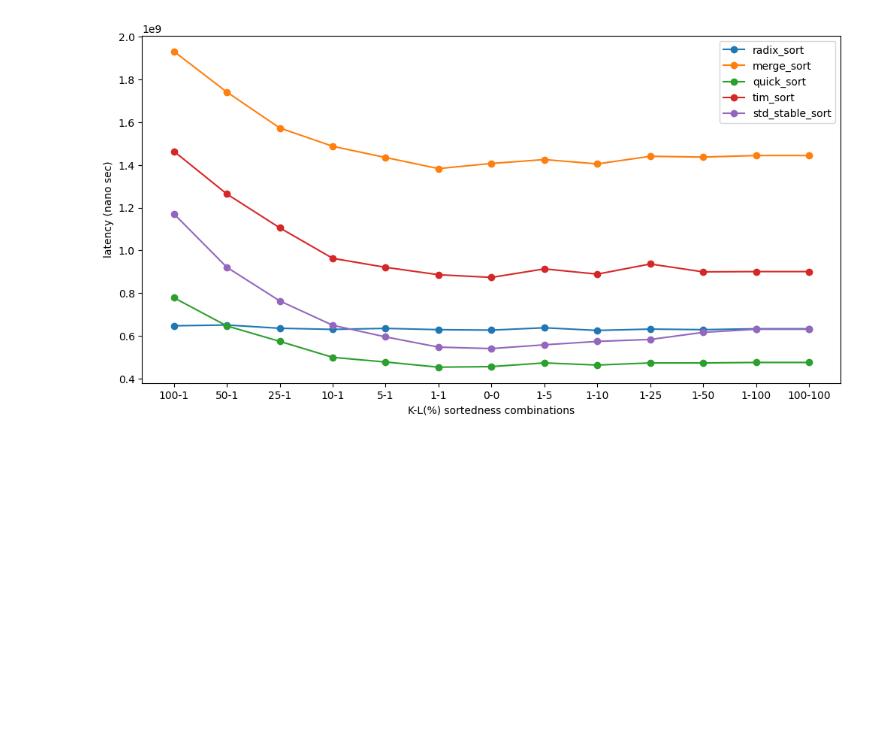
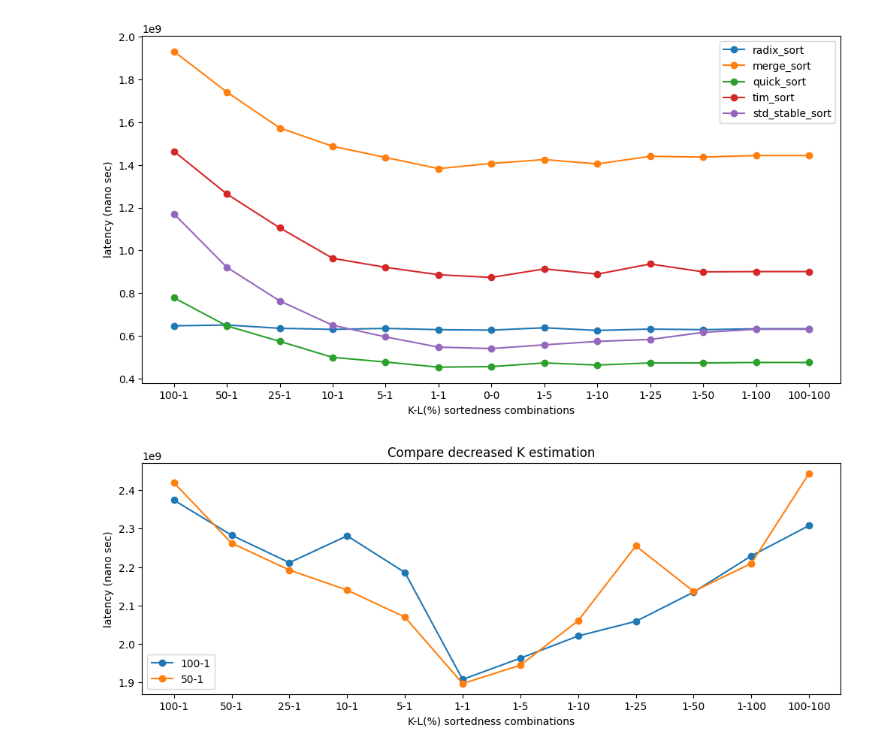
Before and after one commit to lin826/Eval-Sort, a Jupyter notebook: plot.ipynb, the cells around one changed output. Saved outputs shown, nothing was run; the diff lists cells and outputs as text; code cells hidden in the pictures; blank space fills up the shorter version.

```diff
--- a/plot.ipynb
+++ b/plot.ipynb
@@ -102,3 +103,24 @@ plt.savefig("result_nokl.png")
 plt.show()
 # %% [output]
 [figure]
+# %%
+df = pd.read_csv("./output/result_april26.csv", header=None)
+df = df.drop(columns=[4]) # Drop ALGO column
+# Combine k-l
+df['x'] = df[0].astype(str) + '-' + df[2].astype(str)
+# Combine kdiv-ldiv
+df['div'] = df[1].astype(str) + '-' + df[3].astype(str)
+# %%
+df_k = df[df[3] == 1] # Ensure only edit on k
+x=["100-1", "50-1", "25-1", "10-1", "5-1", "1-1", "1-5", "1-10", "1-25", "1-50", "1-100", "100-100"]
+plt.figure(figsize=(12,4))
+for div in df_k['div'].unique():
+    plt.plot(x, df_k[df_k['div'] == div][5], marker='o', label=div)
+plt.title("Compare decreased K estimation")
+plt.xlabel("K-L(%) sortedness combinations")
+plt.ylabel("latency (nano sec)")
+plt.legend(loc='best')
+# plt.savefig("output/result.png")
+plt.show()
+# %% [output]
+[figure, added]
```
Also changed, not shown: parts of 6 cells of this notebook, 1 other file.
